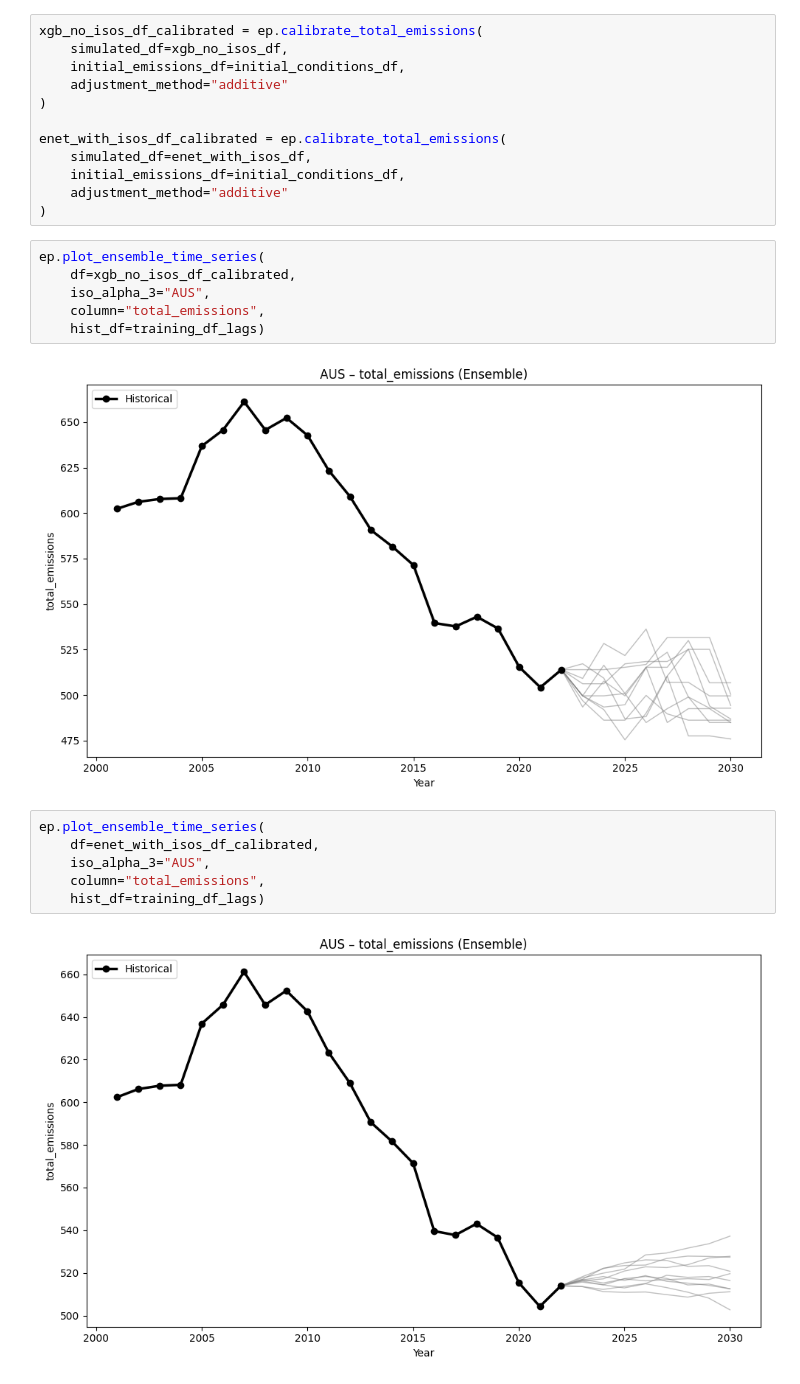
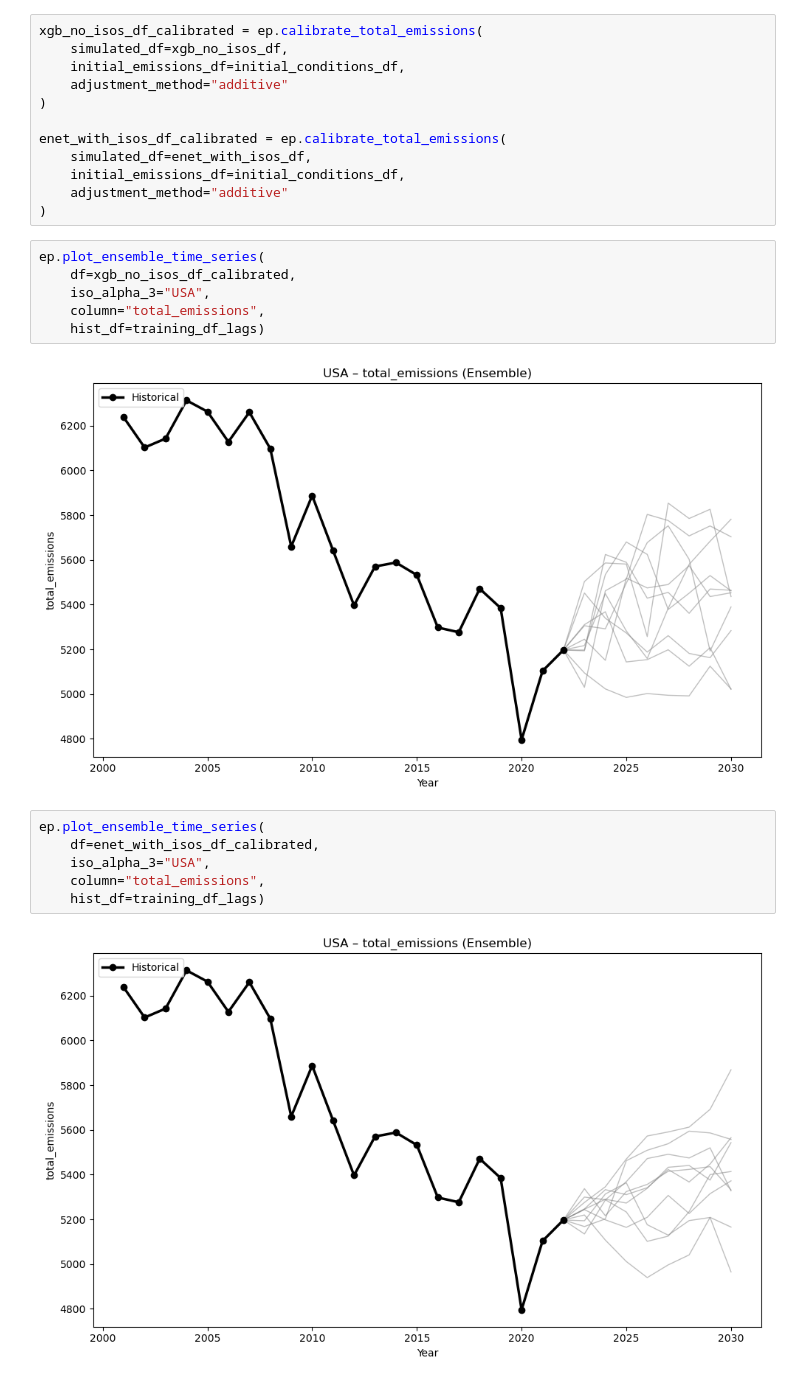
Before and after one commit to jroblar/ndc_evaluation, a Jupyter notebook: ml_scripts/ensemble_analysis.ipynb, the cells around one changed output. Drawn from its saved outputs; the diff is of its cells as text.

```diff
--- a/ml_scripts/ensemble_analysis.ipynb
+++ b/ml_scripts/ensemble_analysis.ipynb
@@ -232,16 +229,16 @@ enet_with_isos_df_calibrated = ep.calibrate_total_emissions(
 # %%
 ep.plot_ensemble_time_series(
     df=xgb_no_isos_df_calibrated,
-    iso_alpha_3="AUS",
+    iso_alpha_3="USA",
     column="total_emissions",
     hist_df=training_df_lags)
 # %% [output]
-[figure, old version]
+[figure, new version]
 # %%
 ep.plot_ensemble_time_series(
     df=enet_with_isos_df_calibrated,
-    iso_alpha_3="AUS",
+    iso_alpha_3="USA",
     column="total_emissions",
     hist_df=training_df_lags)
 # %% [output]
-[figure, old version]
+[figure, new version]
```
Also changed, not shown: parts of 12 cells of this notebook.
